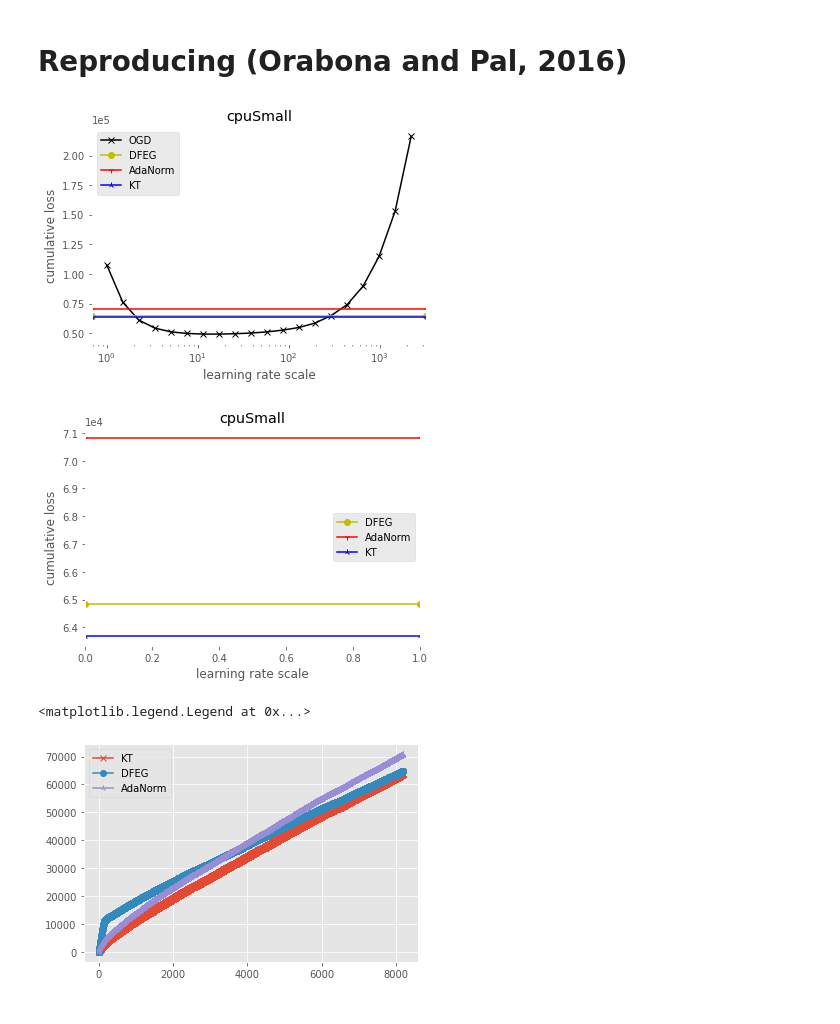
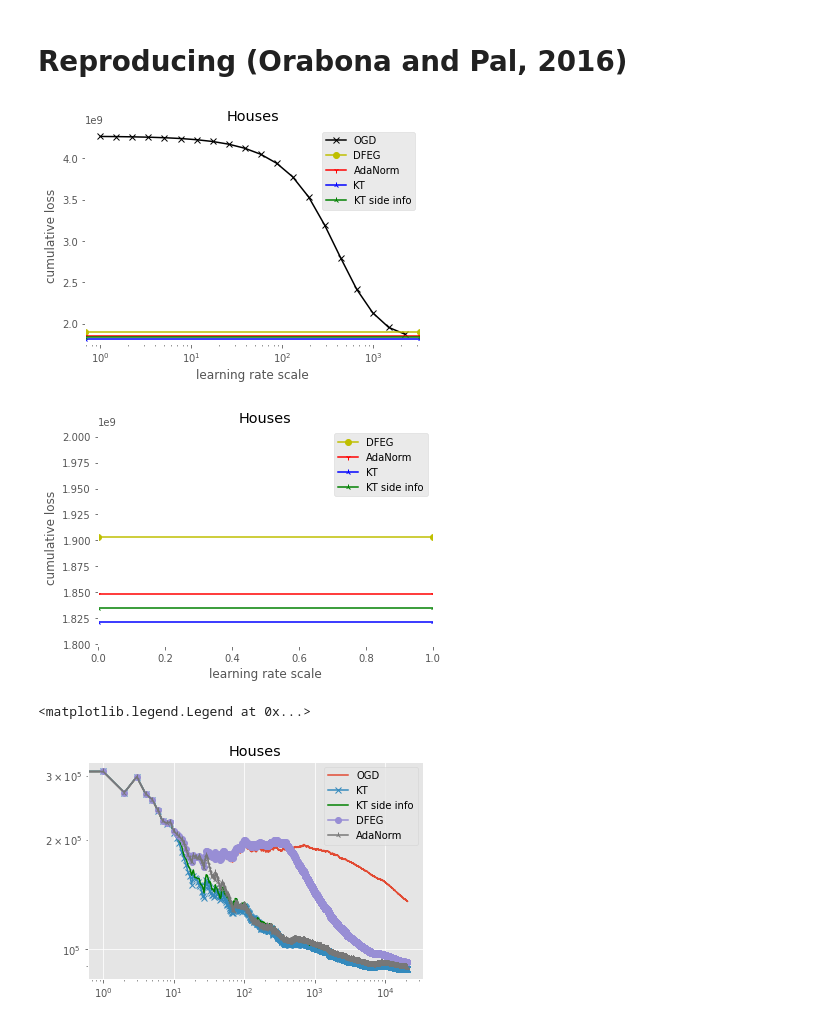
Before and after one commit to jongharyu/olo-with-side-information, a Jupyter notebook: notebooks/linear_regression.ipynb, the cells around one changed output. Drawn from its saved outputs; the diff is of its cells as text; code cells hidden in the pictures.

Commit message:
Implement coin betting with side information of a fixed order Markov type

```diff
--- a/notebooks/linear_regression.ipynb
+++ b/notebooks/linear_regression.ipynb
@@ -16,48 +13,62 @@ The autoreload extension is already loaded. To reload it, use:
 # %% [markdown]
 # Reproducing (Orabona and Pal, 2016)
 # %%
-data = datasets.CpuSmall(root='../', standardize=False, normalize=True)  # default preprocessing used in (Orabona and Pal, 2016)
+data = datasets.Houses(root='../', standardize=False, normalize=True)  # default preprocessing used in (Orabona and Pal, 2016)
+perm = np.random.permutation(data.X.shape[0])
+X, y = data.X[perm], data.y[perm]
 # %%
 ogds = dict()
 lr_scales = np.array([1.5 ** n for n in range(20)])
 for lr_scale in lr_scales:
-    ogds[lr_scale] = OnlineGradientDescent(lr_scale=lr_scale).fit(data.X, data.y)
+    ogds[lr_scale] = OnlineGradientDescent(lr_scale=lr_scale).fit(X, y)
 # %%
-dfeg = DimensionFreeExponentiatedGradient().fit(data.X, data.y)
-adanorm = AdaptiveNormal().fit(data.X, data.y)
-coin = CoinBetting(init_wealth=100).fit(data.X, data.y)
+dfeg = DimensionFreeExponentiatedGradient().fit(X, y)
+adanorm = AdaptiveNormal().fit(X, y)
+coin = CoinBetting(init_wealth=100).fit(X, y)
+# %%
+quantizer_vector = np.zeros(data.X.shape[1])
+quantizer_vector[0] = 1
+coin_side_information = CoinBettingWithQuantizedSideInformation(
+    init_wealth=100, quantizer_vector=quantizer_vector, depth=1).fit(X, y)
 # %%
 plt.semilogx(lr_scales, [ogds[lr_scale].cumulative_loss for lr_scale in lr_scales], color='k', marker='x', label='OGD')
 plt.axhline(dfeg.cumulative_loss, color='y', marker='o', label='DFEG')
 plt.axhline(adanorm.cumulative_loss, color='r', marker='1', label='AdaNorm')
 plt.axhline(coin.cumulative_loss, color='b', marker='2', label='KT')
+plt.axhline(coin_side_information.cumulative_loss, color='g', marker='2', label='KT side info')
 plt.xlabel('learning rate scale')
 plt.ylabel('cumulative loss')
-plt.title('')
 plt.legend()
 plt.gca().patch.set_facecolor('white')
 plt.title(data.name)
 plt.ticklabel_format(axis='y', style='sci', scilimits=(0,0))
 # %% [output]
-[figure, old version]
+[figure, new version]
 # %%
 plt.axhline(dfeg.cumulative_loss, color='y', marker='o', label='DFEG')
 plt.axhline(adanorm.cumulative_loss, color='r', marker='1', label='AdaNorm')
 plt.axhline(coin.cumulative_loss, color='b', marker='2', label='KT')
+plt.axhline(coin_side_information.cumulative_loss, color='g', marker='2', label='KT side info')
 plt.xlabel('learning rate scale')
 plt.ylabel('cumulative loss')
-plt.title('')
 plt.legend()
 plt.gca().patch.set_facecolor('white')
 plt.title(data.name)
 plt.ticklabel_format(axis='y', style='sci', scilimits=(0,0))
 # %% [output]
-[figure, old version]
+[figure, new version]
 # %%
-plt.plot(coin.losses.cumsum(), 'x-', label='KT')
-plt.plot(dfeg.losses.cumsum(), 'o-', label='DFEG')
-plt.plot(adanorm.losses.cumsum(), '2-', label='AdaNorm')
+T = data.X.shape[0]
+ts = np.arange(1, T+1)
+plt.plot(ogds[lr_scales[15]].losses.cumsum() / ts, label='OGD')
+plt.plot(coin.losses.cumsum() / ts, 'x-', label='KT')
+plt.plot(coin_side_information.losses.cumsum() / ts, 'g-', label='KT side info')
+plt.plot(dfeg.losses.cumsum() / ts, 'o-', label='DFEG')
+plt.plot(adanorm.losses.cumsum() / ts, '2-', label='AdaNorm')
+plt.title(data.name)
+plt.xscale('log')
+plt.yscale('log')
 plt.legend()
 # %% [output]
 <matplotlib.legend.Legend at 0x...>
-[figure, old version]
+[figure, new version]
```
Also changed, not shown: parts of 1 cell of this notebook, 1 other file.
